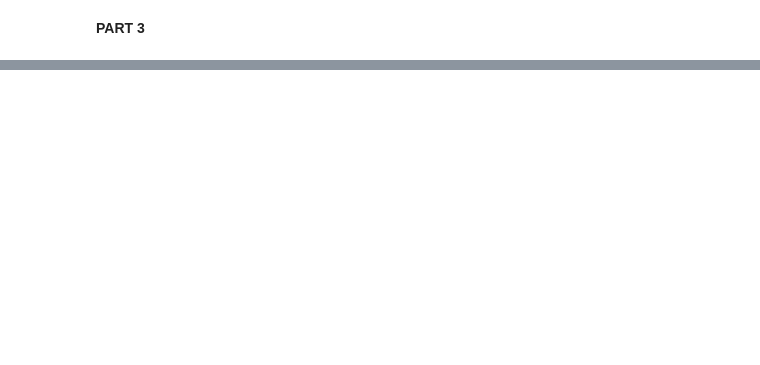
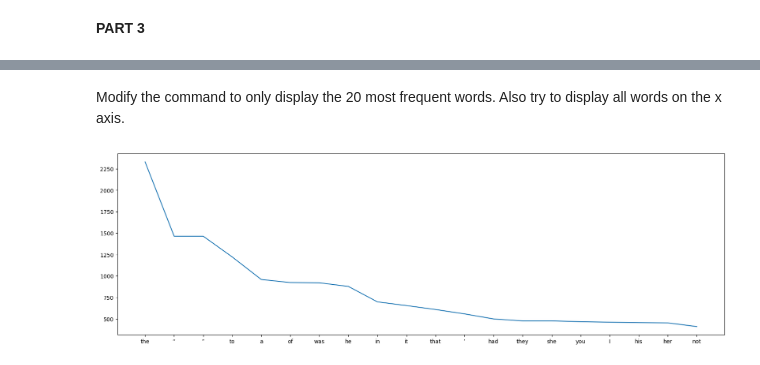
Before and after one commit to alessiasanfelici/IN4080--NLP-Exercises, a Jupyter notebook: set1.ipynb, the cells around one changed output, grey strips where cells are left out. Drawn from its saved outputs; the diff is of its cells as text; code cells hidden in the pictures; blank space fills up the shorter version.

```diff
--- a/set1.ipynb
+++ b/set1.ipynb
@@ -109,0 +128,10 @@ How many word types start with upper case A?
+# %% [markdown]
+Modify the command to only display the 20 most frequent words. Also try to display all words on the x
+axis.
+# %%
+df = df.sort_values('Count', ascending=False)
+plt.figure(figsize=(20, 6))
+plt.plot(df.head(20).Item, df.head(20).Count) #plot only the first 20 items
+plt.show()
+# %% [output]
+[figure, added]
```
Also changed, not shown: parts of 30 cells of this notebook, 1 other file.
